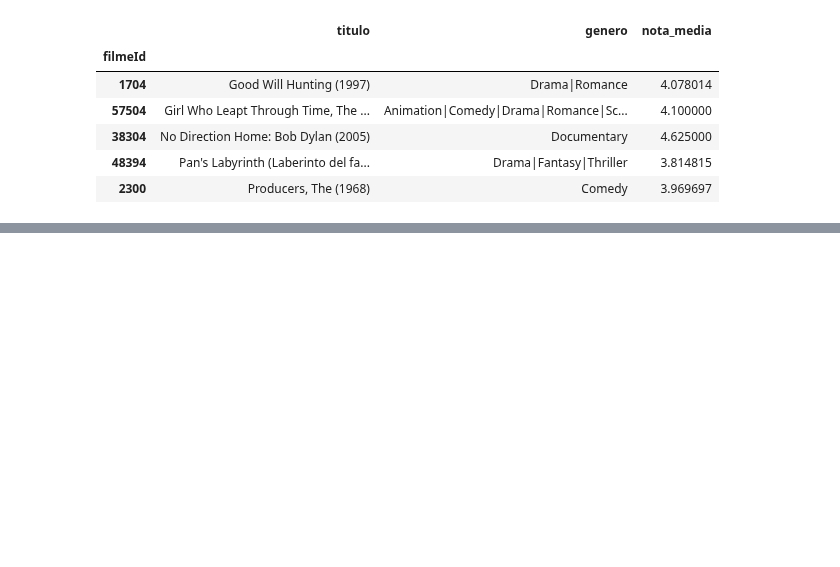
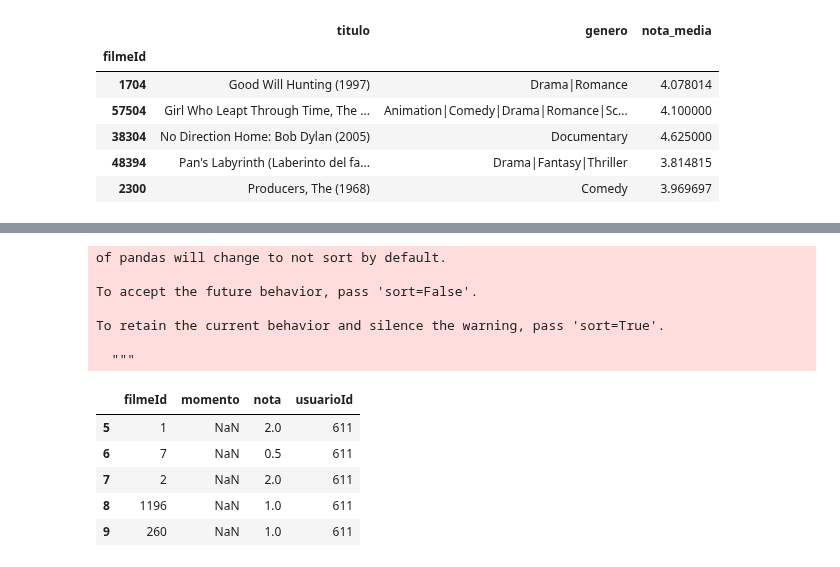
Before and after one commit to lsandrade/alura-ml, a Jupyter notebook: Recomendação filmes 2.ipynb, the cells around one changed output, grey strips where cells are left out. Saved outputs shown, nothing was run; the diff lists cells and outputs as text; code cells hidden in the pictures; blank space fills up the shorter version.

```diff
--- a/Recomendação filmes 2.ipynb
+++ b/Recomendação filmes 2.ipynb
@@ -437,0 +455,23 @@ sugere_para(1, 10).head()
+# %%
+def novo_usuario(dados):
+    usuario = notas.usuarioId.max()+1
+    notas_do_usuario = pd.DataFrame(dados, columns=["filmeId", "nota"])
+    notas_do_usuario['usuarioId'] = usuario
+    return pd.concat([notas, notas_do_usuario])
+# %%
+notas = novo_usuario([[122904,2],[1246,5],[2529,2],[2329,5],[2324,5],[1,2],[7,0.5],[2,2],[1196,1],[260,1]])
+notas.tail()
+# %% [output]
+of pandas will change to not sort by default.
+
+To accept the future behavior, pass 'sort=False'.
+
+To retain the current behavior and silence the warning, pass 'sort=True'.
+
+  """
+|  | filmeId | momento | nota | usuarioId |
+| 5 | 1 | NaN | 2.0 | 611 |
+| 6 | 7 | NaN | 0.5 | 611 |
+| 7 | 2 | NaN | 2.0 | 611 |
+| 8 | 1196 | NaN | 1.0 | 611 |
+| 9 | 260 | NaN | 1.0 | 611 |
```
Also changed, not shown: parts of 4 cells of this notebook.
